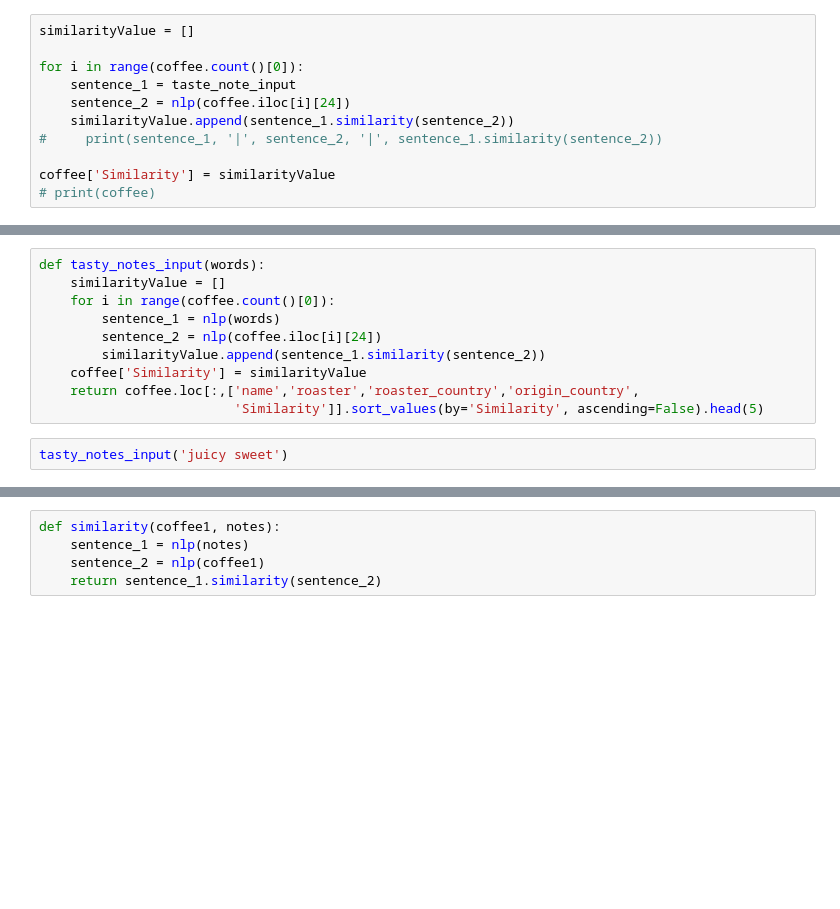
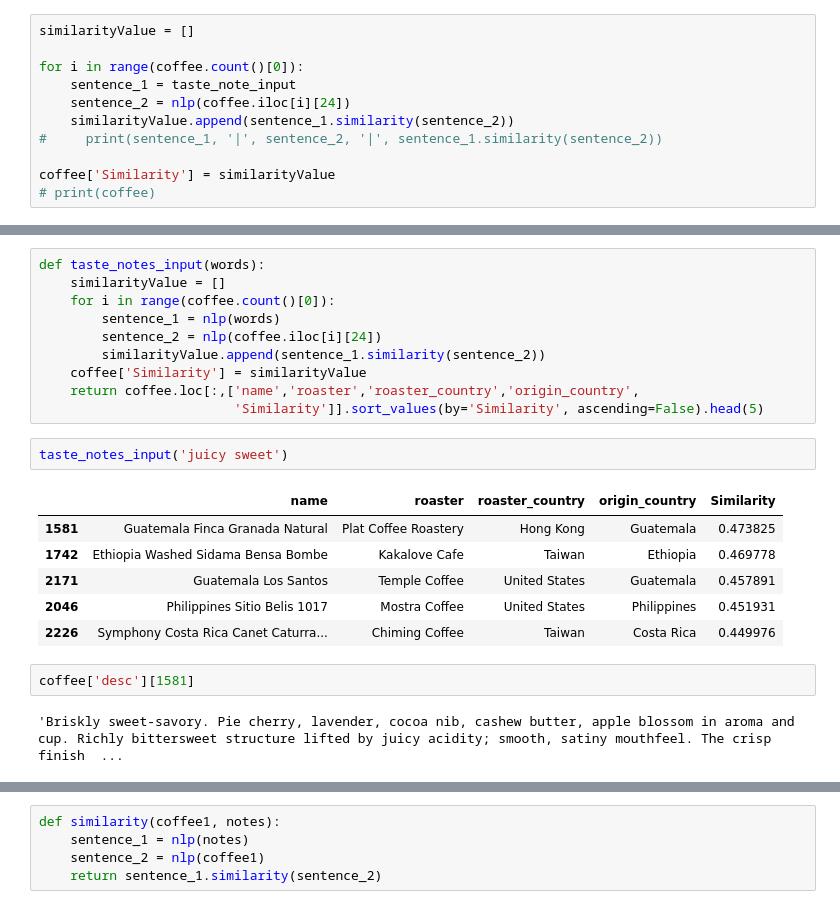
Before and after one commit to cindysoh/coffee_bean_recommender, a Jupyter notebook: code/Modeling.ipynb, the cells around one changed output, grey strips where cells are left out. Saved outputs shown, nothing was run; the diff lists cells and outputs as text; blank space fills up the shorter version.

```diff
--- a/code/Modeling.ipynb
+++ b/code/Modeling.ipynb
@@ -117,5 +96,5 @@ coffee.loc[:,['name','roaster','roaster_country','origin_country','Similarity']]
 # %%
-def tasty_notes_input(words):
+def taste_notes_input(words):
     similarityValue = []
     for i in range(coffee.count()[0]):
         sentence_1 = nlp(words)
@@ -125,5 +104,16 @@ def tasty_notes_input(words):
     return coffee.loc[:,['name','roaster','roaster_country','origin_country',
                          'Similarity']].sort_values(by='Similarity', ascending=False).head(5)
 # %%
-tasty_notes_input('juicy sweet')
+taste_notes_input('juicy sweet')
+# %% [output]
+|  | name | roaster | roaster_country | origin_country | Similarity |
+| 1581 | Guatemala Finca Granada Natural | Plat Coffee Roastery | Hong Kong | Guatemala | 0.473825 |
+| 1742 | Ethiopia Washed Sidama Bensa Bombe | Kakalove Cafe | Taiwan | Ethiopia | 0.469778 |
+| 2171 | Guatemala Los Santos | Temple Coffee | United States | Guatemala | 0.457891 |
+| 2046 | Philippines Sitio Belis 1017 | Mostra Coffee | United States | Philippines | 0.451931 |
+| 2226 | Symphony Costa Rica Canet Caturra... | Chiming Coffee | Taiwan | Costa Rica | 0.449976 |
+# %%
+coffee['desc'][1581]
+# %% [output]
+'Briskly sweet-savory. Pie cherry, lavender, cocoa nib, cashew butter, apple blossom in aroma and cup. Richly bittersweet structure lifted by juicy acidity; smooth, satiny mouthfeel. The crisp finish  ...
 # %%
```
Also changed, not shown: parts of 24 cells of this notebook.
